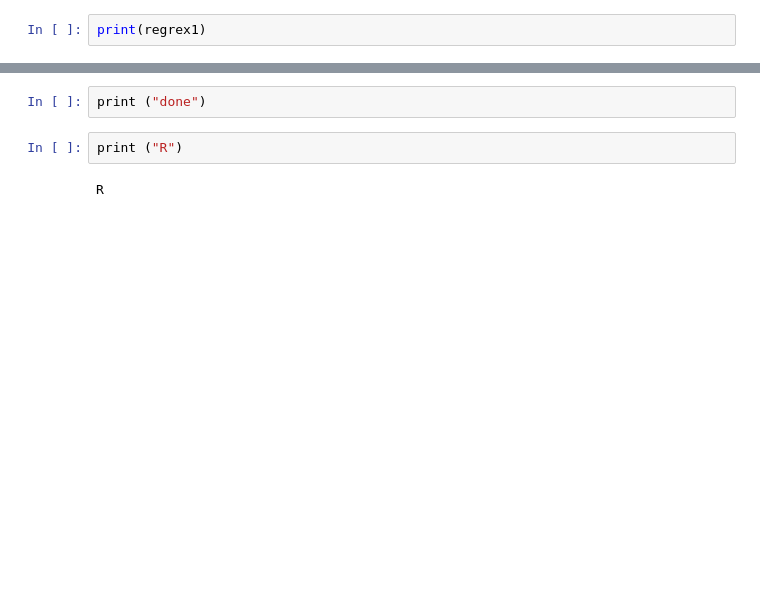
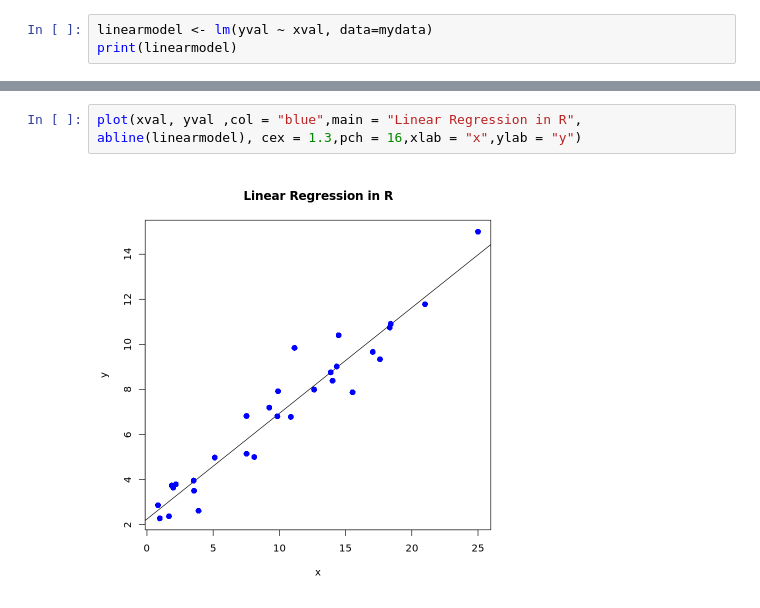
Before and after one commit to kunxing97/regex1, a Jupyter notebook: regrex1 in R.ipynb, the cells around one changed output, grey strips where cells are left out. Cells and saved outputs as stored; diff of their text form; blank space fills up the shorter version.

Commit message:
linear regression in R

```diff
--- a/regrex1 in R.ipynb
+++ b/regrex1 in R.ipynb
@@ -9,2 +30,3 @@ regrex1 = pd.read_csv("regrex1.csv")
 # %%
-print(regrex1)
+linearmodel <- lm(yval ~ xval, data=mydata)
+print(linearmodel)
@@ -13,6 +53,5 @@ regrex1.plot.scatter(x='x',y='y', title='Scatter Plot in Python')
 # %%
-print ("done")
+plot(xval, yval ,col = "blue",main = "Linear Regression in R",
+abline(linearmodel), cex = 1.3,pch = 16,xlab = "x",ylab = "y")
+# %% [output]
+[figure, added]
-# %%
-print ("R")
-# %% [output]
-R
```
Also changed, not shown: parts of 4 cells of this notebook.
